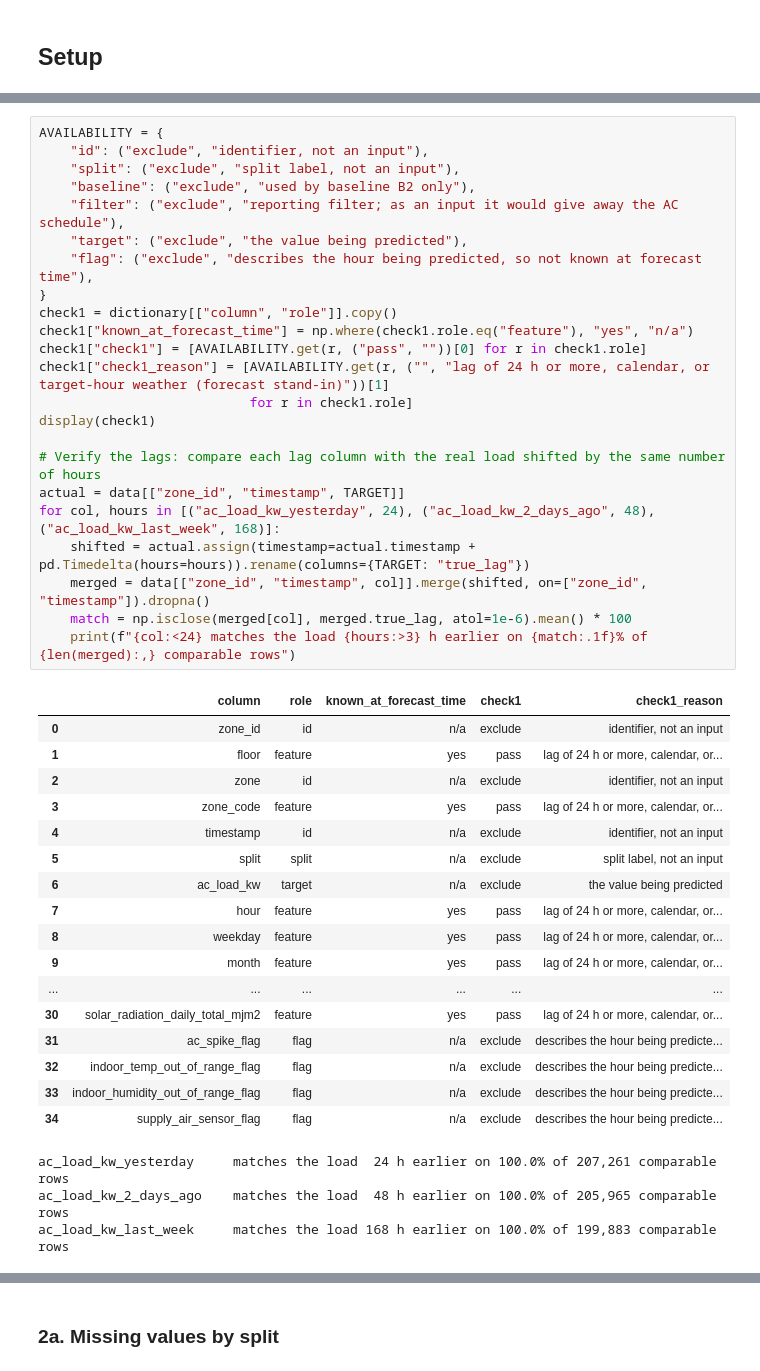
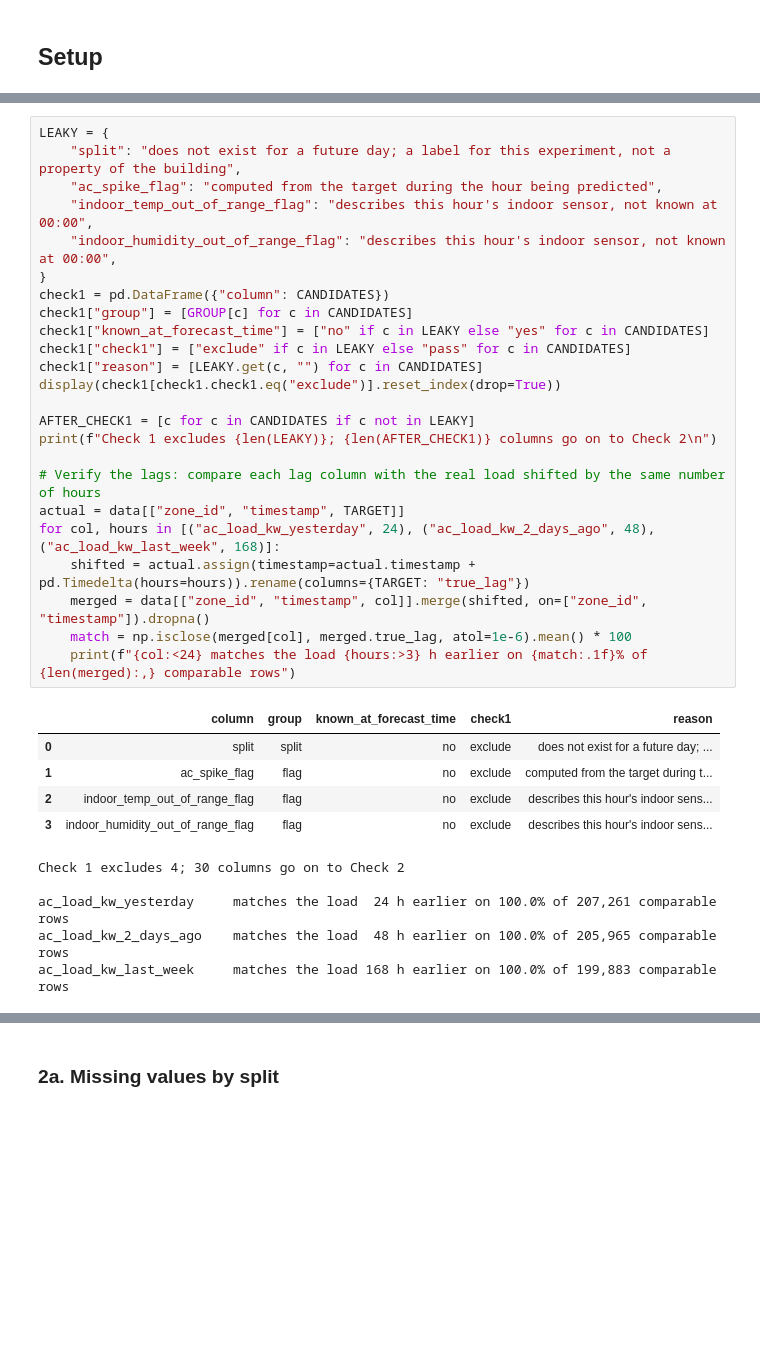
Before and after one commit to rionang2024/is4001, a Jupyter notebook: Qn_B/Feature Selection/feature_selection.ipynb, the cells around one changed output, grey strips where cells are left out. Saved outputs shown, nothing was run; the diff lists cells and outputs as text; blank space fills up the shorter version.

```diff
--- a/Qn_B/Feature Selection/feature_selection.ipynb
+++ b/Qn_B/Feature Selection/feature_selection.ipynb
@@ -94,44 +110,35 @@ The cell below also **checks that the lag columns really are lags**. It compares
 # %%
-AVAILABILITY = {
-    "id": ("exclude", "identifier, not an input"),
-    "split": ("exclude", "split label, not an input"),
-    "baseline": ("exclude", "used by baseline B2 only"),
-    "filter": ("exclude", "reporting filter; as an input it would give away the AC schedule"),
-    "target": ("exclude", "the value being predicted"),
-    "flag": ("exclude", "describes the hour being predicted, so not known at forecast time"),
+LEAKY = {
+    "split": "does not exist for a future day; a label for this experiment, not a property of the building",
+    "ac_spike_flag": "computed from the target during the hour being predicted",
+    "indoor_temp_out_of_range_flag": "describes this hour's indoor sensor, not known at 00:00",
+    "indoor_humidity_out_of_range_flag": "describes this hour's indoor sensor, not known at 00:00",
 }
-check1 = dictionary[["column", "role"]].copy()
-check1["known_at_forecast_time"] = np.where(check1.role.eq("feature"), "yes", "n/a")
-check1["check1"] = [AVAILABILITY.get(r, ("pass", ""))[0] for r in check1.role]
-check1["check1_reason"] = [AVAILABILITY.get(r, ("", "lag of 24 h or more, calendar, or target-hour weather (forecast stand-in)"))[1]
-                           for r in check1.role]
-display(check1)
+check1 = pd.DataFrame({"column": CANDIDATES})
+check1["group"] = [GROUP[c] for c in CANDIDATES]
+check1["known_at_forecast_time"] = ["no" if c in LEAKY else "yes" for c in CANDIDATES]
+check1["check1"] = ["exclude" if c in LEAKY else "pass" for c in CANDIDATES]
+check1["reason"] = [LEAKY.get(c, "") for c in CANDIDATES]
+display(check1[check1.check1.eq("exclude")].reset_index(drop=True))
+
+AFTER_CHECK1 = [c for c in CANDIDATES if c not in LEAKY]
+print(f"Check 1 excludes {len(LEAKY)}; {len(AFTER_CHECK1)} columns go on to Check 2\n")
 
 # Verify the lags: compare each lag column with the real load shifted by the same number of hours
 actual = data[["zone_id", "timestamp", TARGET]]
 for col, hours in [("ac_load_kw_yesterday", 24), ("ac_load_kw_2_days_ago", 48), ("ac_load_kw_last_week", 168)]:
     shifted = actual.assign(timestamp=actual.timestamp + pd.Timedelta(hours=hours)).rename(columns={TARGET: "true_lag"})
     merged = data[["zone_id", "timestamp", col]].merge(shifted, on=["zone_id", "timestamp"]).dropna()
     match = np.isclose(merged[col], merged.true_lag, atol=1e-6).mean() * 100
     print(f"{col:<24} matches the load {hours:>3} h earlier on {match:.1f}% of {len(merged):,} comparable rows")
 # %% [output]
-|  | column | role | known_at_forecast_time | check1 | check1_reason |
-| 0 | zone_id | id | n/a | exclude | identifier, not an input |
-| 1 | floor | feature | yes | pass | lag of 24 h or more, calendar, or... |
-| 2 | zone | id | n/a | exclude | identifier, not an input |
-| 3 | zone_code | feature | yes | pass | lag of 24 h or more, calendar, or... |
-| 4 | timestamp | id | n/a | exclude | identifier, not an input |
-| 5 | split | split | n/a | exclude | split label, not an input |
-| 6 | ac_load_kw | target | n/a | exclude | the value being predicted |
-| 7 | hour | feature | yes | pass | lag of 24 h or more, calendar, or... |
-| 8 | weekday | feature | yes | pass | lag of 24 h or more, calendar, or... |
-| 9 | month | feature | yes | pass | lag of 24 h or more, calendar, or... |
-| ... | ... | ... | ... | ... | ... |
-| 30 | solar_radiation_daily_total_mjm2 | feature | yes | pass | lag of 24 h or more, calendar, or... |
-| 31 | ac_spike_flag | flag | n/a | exclude | describes the hour being predicte... |
-| 32 | indoor_temp_out_of_range_flag | flag | n/a | exclude | describes the hour being predicte... |
-| 33 | indoor_humidity_out_of_range_flag | flag | n/a | exclude | describes the hour being predicte... |
-| 34 | supply_air_sensor_flag | flag | n/a | exclude | describes the hour being predicte... |
+|  | column | group | known_at_forecast_time | check1 | reason |
+| 0 | split | split | no | exclude | does not exist for a future day; ... |
+| 1 | ac_spike_flag | flag | no | exclude | computed from the target during t... |
+| 2 | indoor_temp_out_of_range_flag | flag | no | exclude | describes this hour's indoor sens... |
+| 3 | indoor_humidity_out_of_range_flag | flag | no | exclude | describes this hour's indoor sens... |
+Check 1 excludes 4; 30 columns go on to Check 2
+
 ac_load_kw_yesterday     matches the load  24 h earlier on 100.0% of 207,261 comparable rows
 ac_load_kw_2_days_ago    matches the load  48 h earlier on 100.0% of 205,965 comparable rows
 ac_load_kw_last_week     matches the load 168 h earlier on 100.0% of 199,883 comparable rows
```
Also changed, not shown: parts of 27 cells of this notebook, 4 other files.
